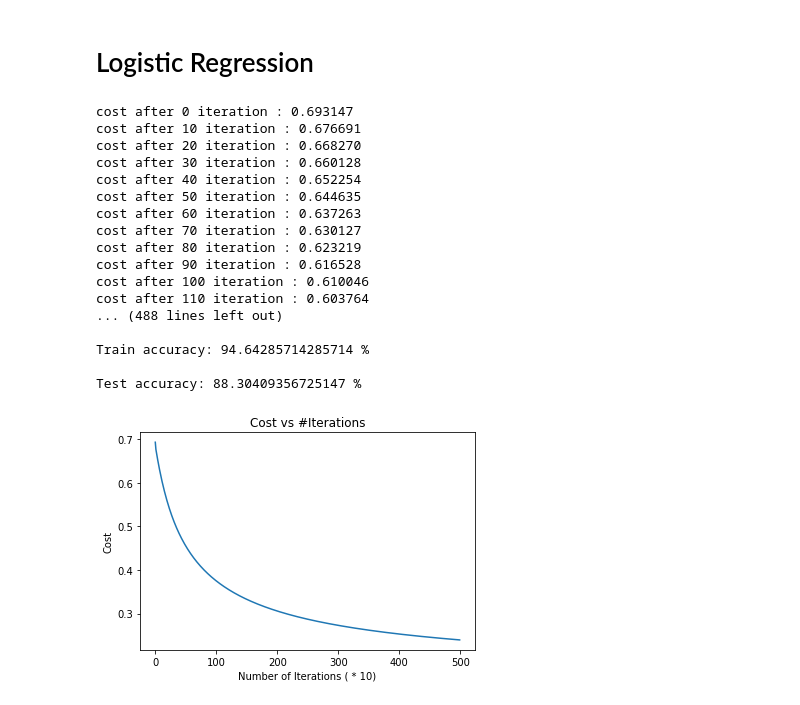
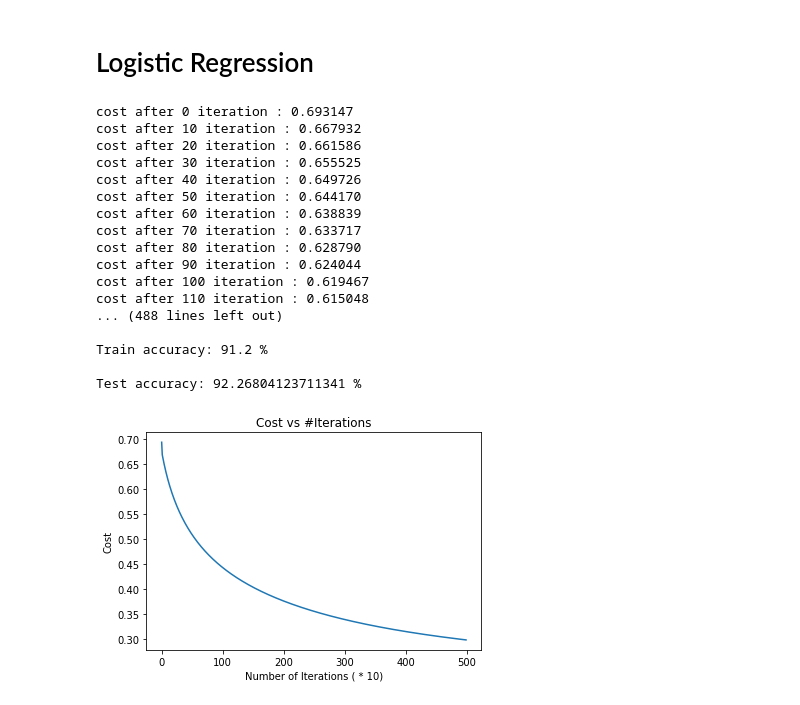
Before and after one commit to anuruddhahewawasam/PR_Assignments, a Jupyter notebook: Assignment 1 - Logistic Regression Try3.ipynb, the cells around one changed output. Cells and saved outputs as stored; diff of their text form; code cells hidden in the pictures.

Commit message:
train-test-split

```diff
--- a/Assignment 1 - Logistic Regression Try3.ipynb
+++ b/Assignment 1 - Logistic Regression Try3.ipynb
@@ -46,8 +46,8 @@ df=df.drop("Unnamed: 32",1)
 df['diagnosis']=df['diagnosis'].map({'M':1,'B':0})
 
 
-#Split Data into training and test (10% and 90%)
-train, test = train_test_split(df, test_size = 0.9, random_state=1)
+#Split Data into training and test (65% and 34%)
+train, test = train_test_split(df, test_size = 0.34, random_state=1)
 
 #Training Data
 train_x=train.loc[:,'radius_mean' : 'fractal_dimension_worst']
@@ -172,44 +172,44 @@ def results():
 
 
     costs=d["costs"]
     w=d["w"]
     b=d["b"]
 
     #Drawing the plot between cost and number of iterations
     plt.plot(costs)
     plt.title("Cost vs #Iterations")
     plt.xlabel("Number of Iterations ( * 10)")
     plt.ylabel("Cost")
 
 
     #Now, calculating the accuracy on Training and Test Data
     Y_prediction_train = predict(train_x.T, w, b)
     Y_prediction_test = predict(test_x.T, w, b)
 
 
 
     print("\nTrain accuracy: {} %".format(100 - np.mean(np.abs(Y_prediction_train - train_y.T)) * 100))
 
     print("\nTest accuracy: {} %".format(100 - np.mean(np.abs(Y_prediction_test - test_y.T)) * 100))
 
 #Calling the results function to start the program
 results()
 # %% [output]
 cost after 0 iteration : 0.693147
-cost after 10 iteration : 0.676691
-cost after 20 iteration : 0.668270
-cost after 30 iteration : 0.660128
-cost after 40 iteration : 0.652254
-cost after 50 iteration : 0.644635
-cost after 60 iteration : 0.637263
-cost after 70 iteration : 0.630127
-cost after 80 iteration : 0.623219
-cost after 90 iteration : 0.616528
-cost after 100 iteration : 0.610046
-cost after 110 iteration : 0.603764
+cost after 10 iteration : 0.667932
+cost after 20 iteration : 0.661586
+cost after 30 iteration : 0.655525
+cost after 40 iteration : 0.649726
+cost after 50 iteration : 0.644170
+cost after 60 iteration : 0.638839
+cost after 70 iteration : 0.633717
+cost after 80 iteration : 0.628790
+cost after 90 iteration : 0.624044
+cost after 100 iteration : 0.619467
+cost after 110 iteration : 0.615048
 ... (488 lines left out)
 
-Train accuracy: 94.64285714285714 %
+Train accuracy: 91.2 %
 
-Test accuracy: 88.30409356725147 %
+Test accuracy: 92.26804123711341 %
-[figure, old version]
+[figure, new version]
```
